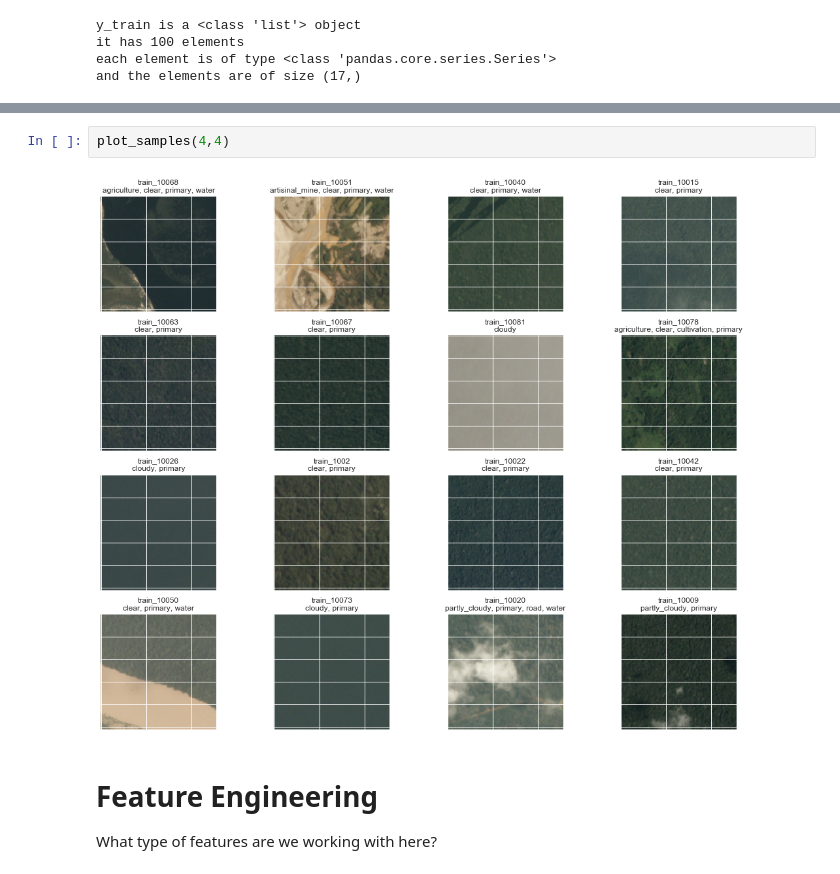
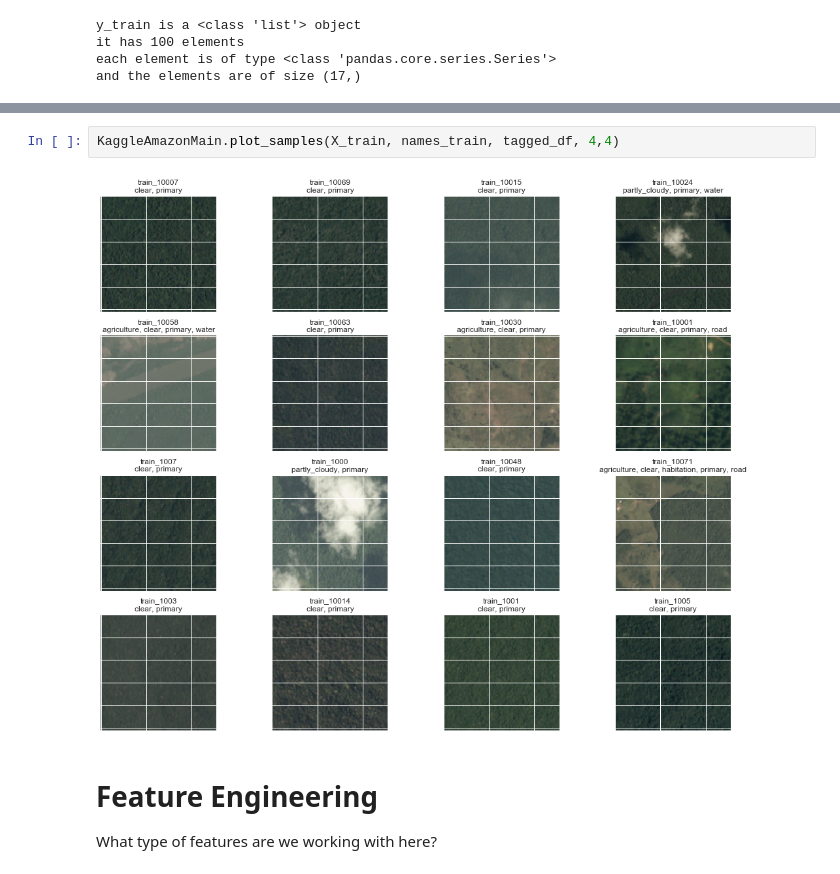
Before and after one commit to alineberry/kaggle_UnderstandingAmazonFromSpace, a Jupyter notebook: develop/adam-lab-notebook.ipynb, the cells around one changed output, grey strips where cells are left out. Drawn from its saved outputs; the diff is of its cells as text.

```diff
--- a/develop/adam-lab-notebook.ipynb
+++ b/develop/adam-lab-notebook.ipynb
@@ -108,7 +106,7 @@ each element is of type <class 'list'>
-# %%
-plot_samples(4,4)
-# %% [output]
-[figure, removed]
+# %%
+KaggleAmazonMain.plot_samples(X_train, names_train, tagged_df, 4,4)
+# %% [output]
+[figure, added]
 # %% [markdown]
 # Feature Engineering
 What type of features are we working with here?
```
Also changed, not shown: parts of 12 cells of this notebook, 3 other files.
